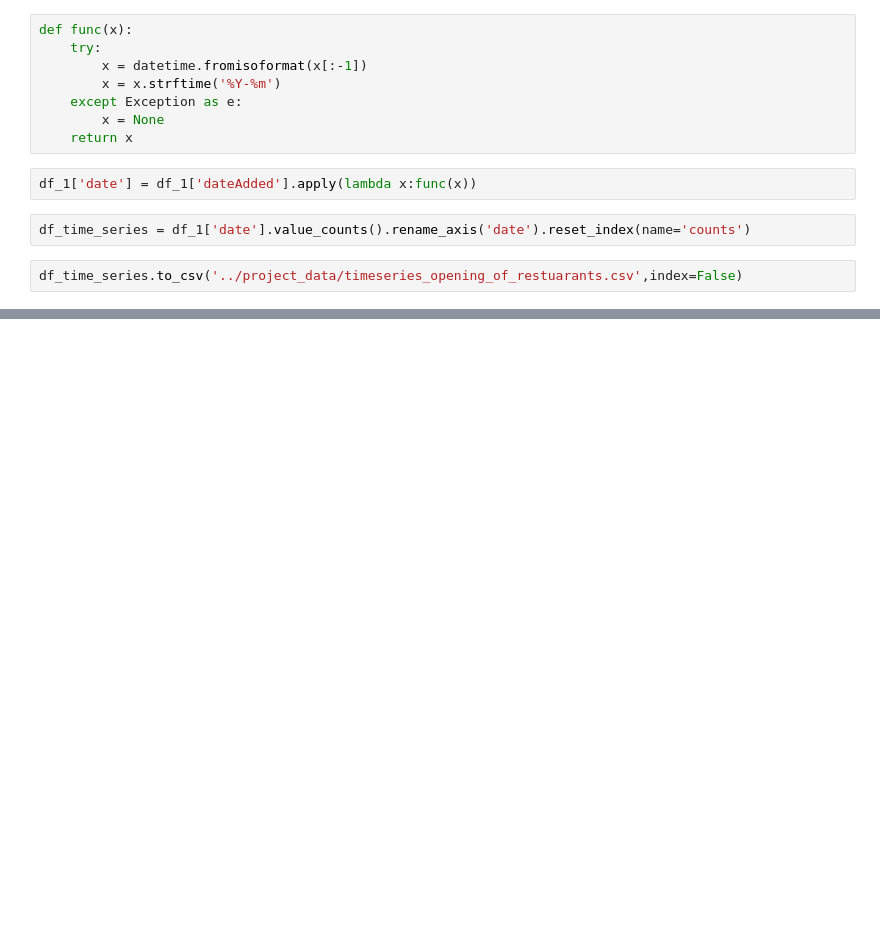
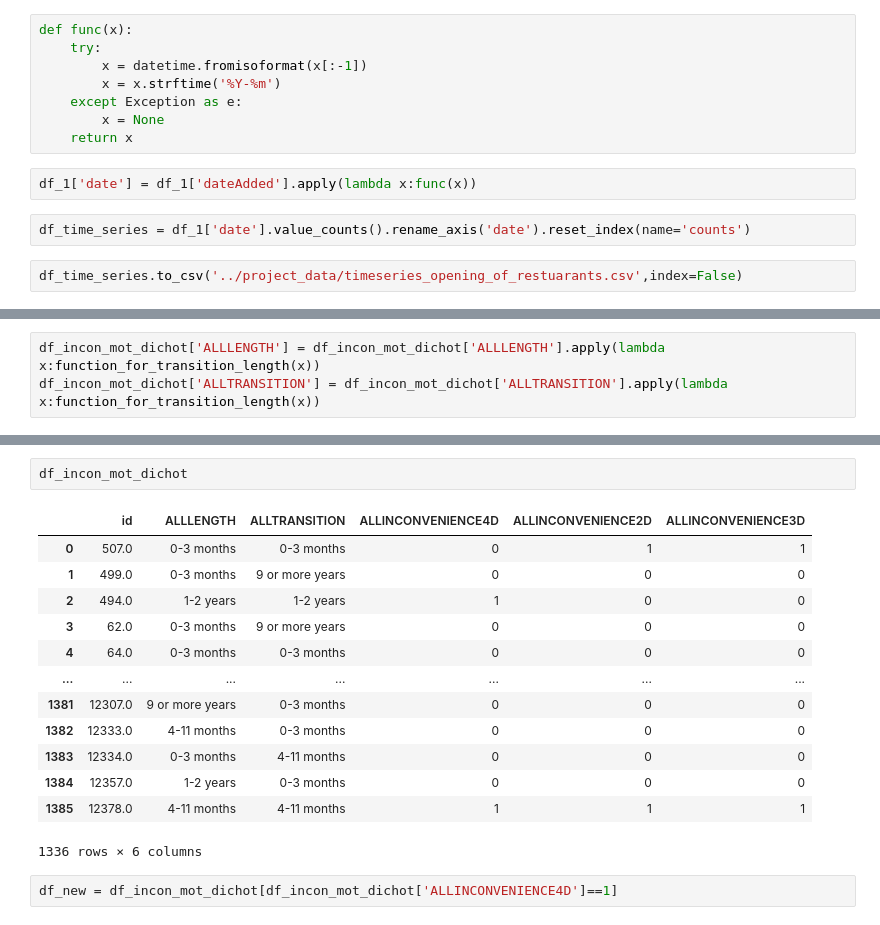
Before and after one commit to krips2398/vegan-planet, a Jupyter notebook: data_transformation/Data Transformation.ipynb, the cells around one changed output, grey strips where cells are left out. Saved outputs shown, nothing was run; the diff lists cells and outputs as text; blank space fills up the shorter version.

```diff
--- a/data_transformation/Data Transformation.ipynb
+++ b/data_transformation/Data Transformation.ipynb
@@ -373,0 +450,3 @@ df_time_series.to_csv('../project_data/timeseries_opening_of_restuarants.csv',in
+# %%
+df_incon_mot_dichot['ALLLENGTH'] = df_incon_mot_dichot['ALLLENGTH'].apply(lambda x:function_for_transition_length(x))
+df_incon_mot_dichot['ALLTRANSITION'] = df_incon_mot_dichot['ALLTRANSITION'].apply(lambda x:function_for_transition_length(x))
@@ -373,0 +464,18 @@ df_time_series.to_csv('../project_data/timeseries_opening_of_restuarants.csv',in
+# %%
+df_incon_mot_dichot
+# %% [output]
+|  | id | ALLLENGTH | ALLTRANSITION | ALLINCONVENIENCE4D | ALLINCONVENIENCE2D | ALLINCONVENIENCE3D |
+| 0 | 507.0 | 0-3 months | 0-3 months | 0 | 1 | 1 |
+| 1 | 499.0 | 0-3 months | 9 or more years | 0 | 0 | 0 |
+| 2 | 494.0 | 1-2 years | 1-2 years | 1 | 0 | 0 |
+| 3 | 62.0 | 0-3 months | 9 or more years | 0 | 0 | 0 |
+| 4 | 64.0 | 0-3 months | 0-3 months | 0 | 0 | 0 |
+| ... | ... | ... | ... | ... | ... | ... |
+| 1381 | 12307.0 | 9 or more years | 0-3 months | 0 | 0 | 0 |
+| 1382 | 12333.0 | 4-11 months | 0-3 months | 0 | 0 | 0 |
+| 1383 | 12334.0 | 0-3 months | 4-11 months | 0 | 0 | 0 |
+| 1384 | 12357.0 | 1-2 years | 0-3 months | 0 | 0 | 0 |
+| 1385 | 12378.0 | 4-11 months | 4-11 months | 1 | 1 | 1 |
+1336 rows × 6 columns
+# %%
+df_new = df_incon_mot_dichot[df_incon_mot_dichot['ALLINCONVENIENCE4D']==1]
```
Also changed, not shown: parts of 17 cells of this notebook, 3 other files.
